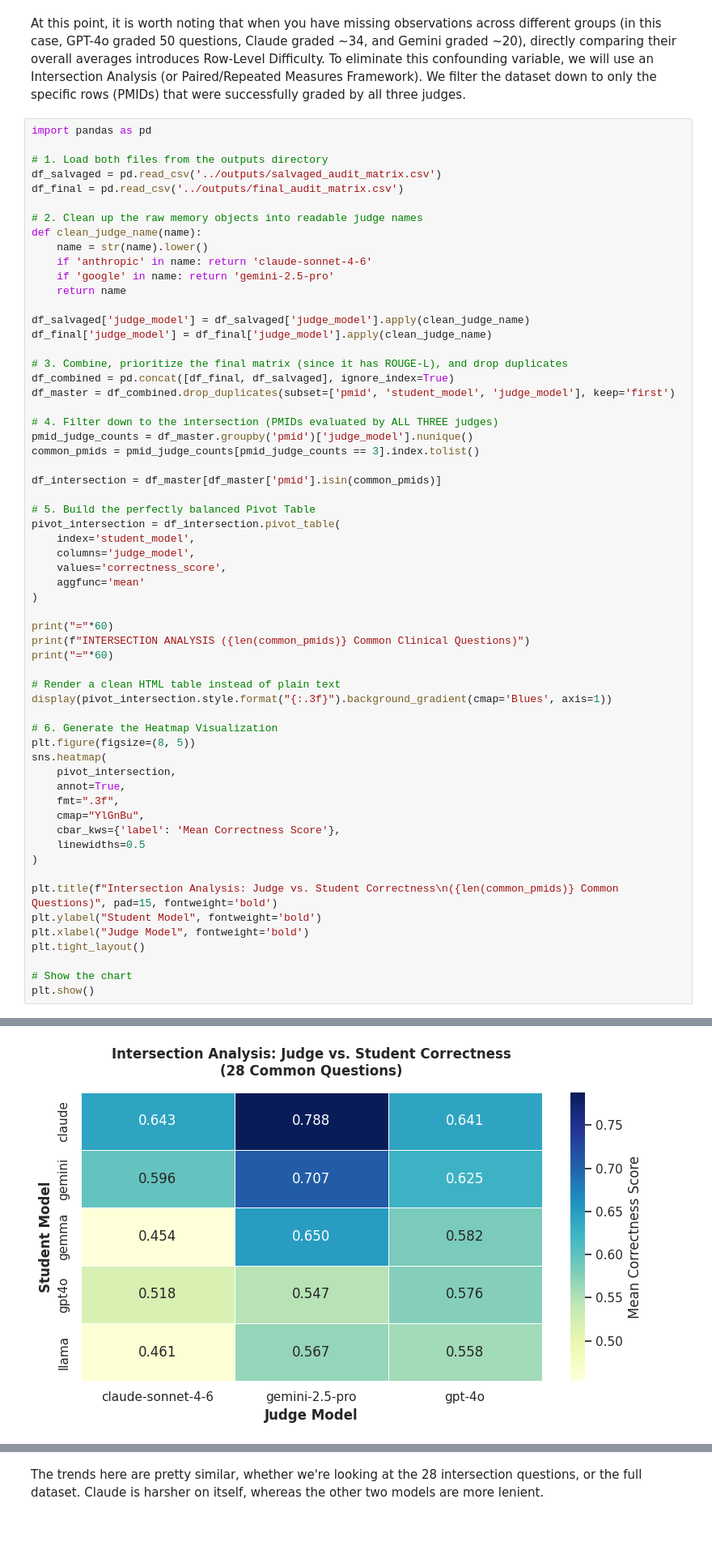
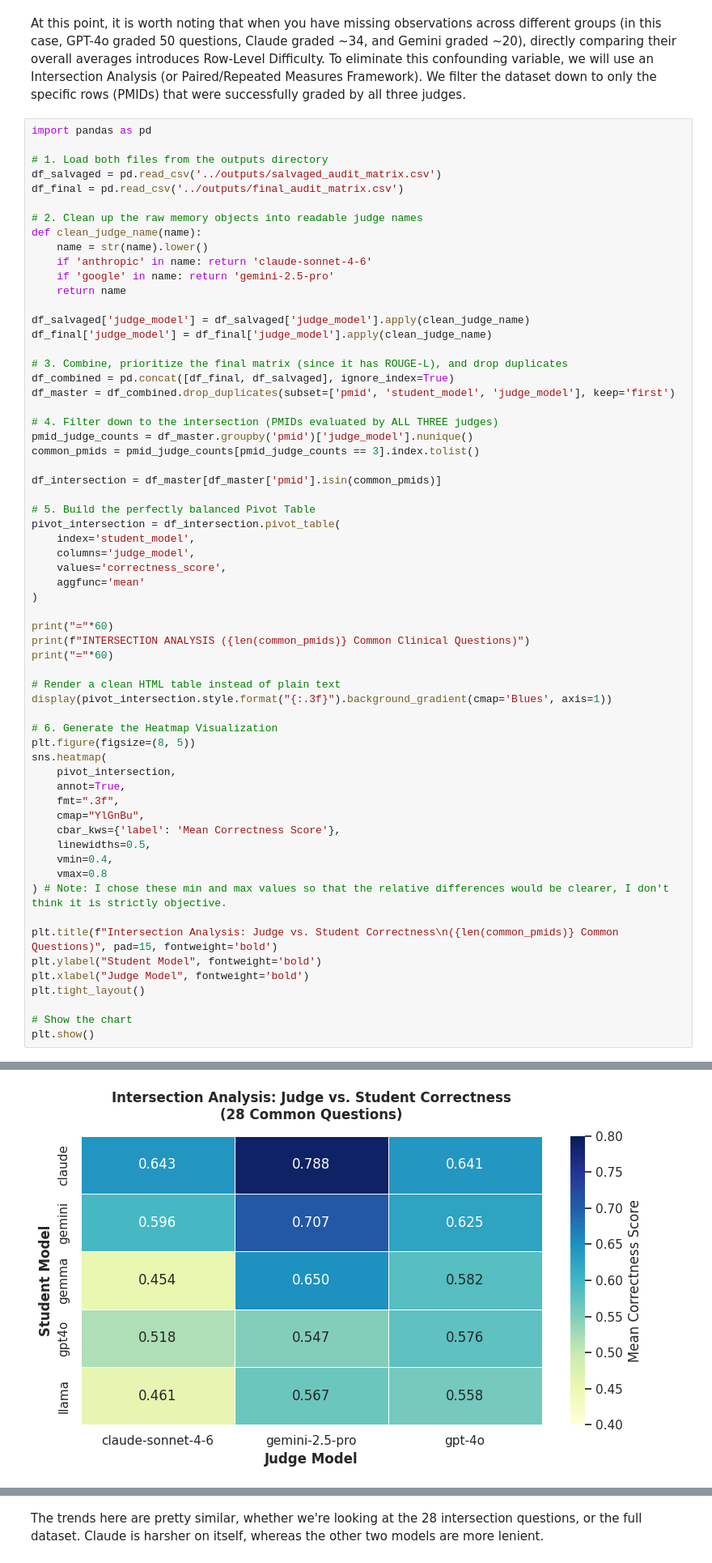
Before and after one commit to CMILINAZZO/medical-llm-self-bias-audit, a Jupyter notebook: notebooks/04_analysis_visuals.ipynb, the cells around one changed output, grey strips where cells are left out. Shown at 81% size. Saved outputs shown, nothing was run; the diff lists cells and outputs as text; blank space fills up the shorter version.

```diff
--- a/notebooks/04_analysis_visuals.ipynb
+++ b/notebooks/04_analysis_visuals.ipynb
@@ -251,36 +251,38 @@ print("="*60)
 # Render a clean HTML table instead of plain text
 display(pivot_intersection.style.format("{:.3f}").background_gradient(cmap='Blues', axis=1))
 
 # 6. Generate the Heatmap Visualization
 plt.figure(figsize=(8, 5))
 sns.heatmap(
     pivot_intersection,
     annot=True,
     fmt=".3f",
     cmap="YlGnBu",
     cbar_kws={'label': 'Mean Correctness Score'},
-    linewidths=0.5
-)
+    linewidths=0.5,
+    vmin=0.4,
+    vmax=0.8
+) # Note: I chose these min and max values so that the relative differences would be clearer, I don't think it is strictly objective.
 
 plt.title(f"Intersection Analysis: Judge vs. Student Correctness\n({len(common_pmids)} Common Questions)", pad=15, fontweight='bold')
 plt.ylabel("Student Model", fontweight='bold')
 plt.xlabel("Judge Model", fontweight='bold')
 plt.tight_layout()
 
 # Show the chart
 plt.show()
 # %% [output]
 ============================================================
 INTERSECTION ANALYSIS (28 Common Clinical Questions)
 ============================================================
 | judge_model | claude-sonnet-4-6 | gemini-2.5-pro | gpt-4o |
 | student_model |  |  |  |
 | claude | 0.643 | 0.788 | 0.641 |
 | gemini | 0.596 | 0.707 | 0.625 |
 | gemma | 0.454 | 0.650 | 0.582 |
 | gpt4o | 0.518 | 0.547 | 0.576 |
 | llama | 0.461 | 0.567 | 0.558 |
-[figure, old version]
+[figure, new version]
 # %% [markdown]
 We're still seeing some of the same trends, even when we're only looking at the 28 common questions.
 
```
Also changed, not shown: parts of 3 cells of this notebook.
